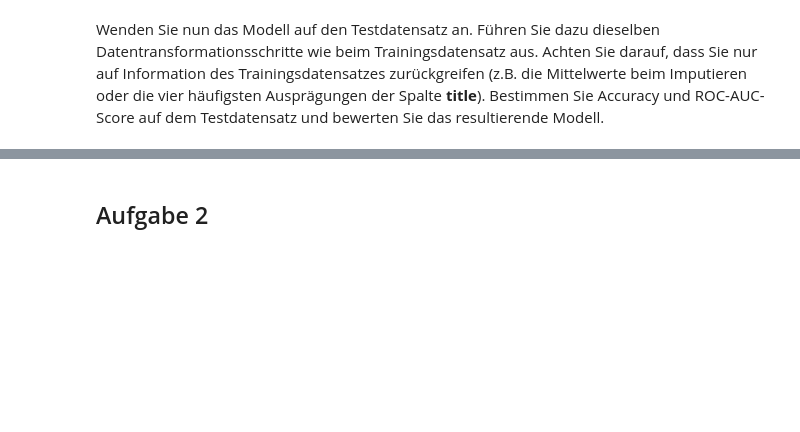
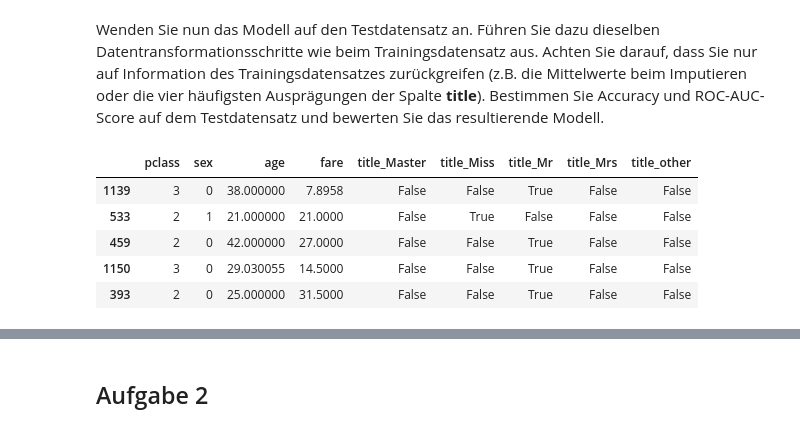
Before and after one commit to Schmiddi3110/MasterStudium, a Jupyter notebook: MAL/DataProcessing/Uebung_Preprocessing.ipynb, the cells around one changed output, grey strips where cells are left out. Saved outputs shown, nothing was run; the diff lists cells and outputs as text; code cells hidden in the pictures; blank space fills up the shorter version.

```diff
--- a/MAL/DataProcessing/Uebung_Preprocessing.ipynb
+++ b/MAL/DataProcessing/Uebung_Preprocessing.ipynb
@@ -80,0 +170,28 @@ Wenden Sie nun das Modell auf den Testdatensatz an. Führen Sie dazu dieselben D
+# %%
+X_test["title"] = df['name'].str.extract(r'([A-Za-z]+)\.')
+X_test = X_test.drop('name', axis = 1)
+
+X_test['sex'] = df['sex'].replace({'male': 0, 'female': 1})
+
+imputer = SimpleImputer(strategy='mean')
+X_test[['age', 'fare']] = imputer.fit_transform(X_test[['age', 'fare']])
+
+top_titles = X_test['title'].value_counts().nlargest(4).index
+X_test['title'] = X_test['title'].where(X_test['title'].isin(top_titles), 'other')
+
+title_dummies = pd.get_dummies(X_test['title'], prefix='title')
+
+# Hinzufügen der neuen Spalten zum DataFrame
+X_test = pd.concat([X_test, title_dummies], axis=1)
+
+# Entfernen der ursprünglichen "title"-Spalte
+X_test = X_test.drop('title', axis=1)
+
+X_test.head()
+# %% [output]
+|  | pclass | sex | age | fare | title_Master | title_Miss | title_Mr | title_Mrs | title_other |
+| 1139 | 3 | 0 | 38.000000 | 7.8958 | False | False | True | False | False |
+| 533 | 2 | 1 | 21.000000 | 21.0000 | False | True | False | False | False |
+| 459 | 2 | 0 | 42.000000 | 27.0000 | False | False | True | False | False |
+| 1150 | 3 | 0 | 29.030055 | 14.5000 | False | False | True | False | False |
+| 393 | 2 | 0 | 25.000000 | 31.5000 | False | False | True | False | False |
```
Also changed, not shown: parts of 25 cells of this notebook.
